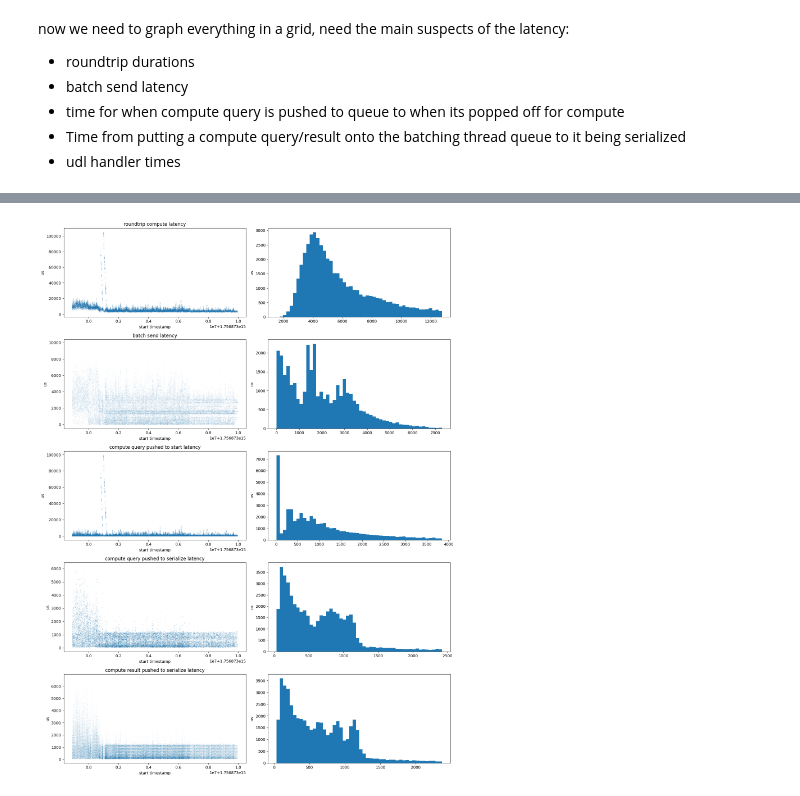
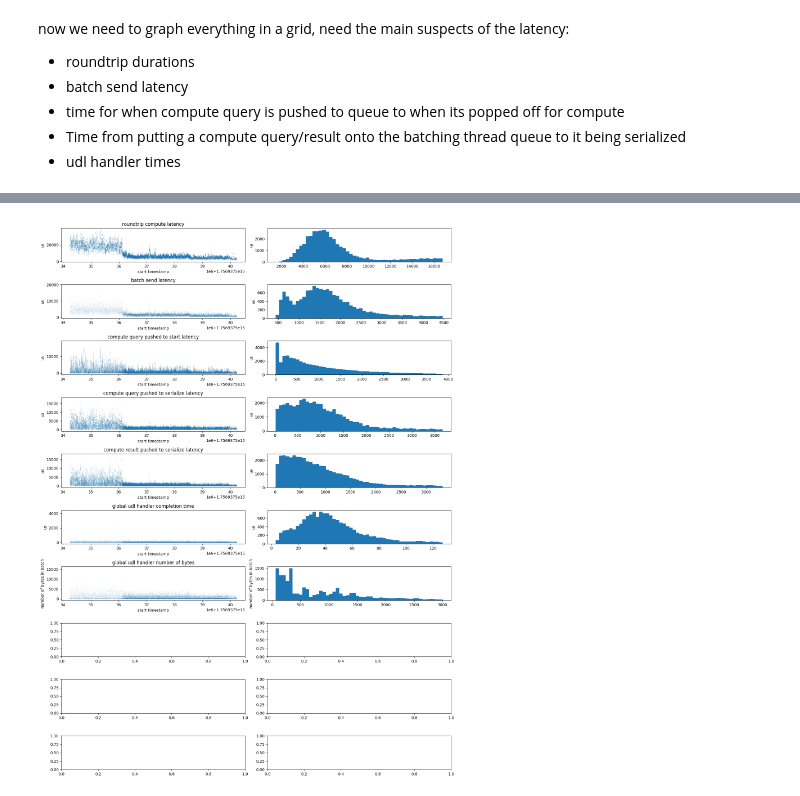
Before and after one commit to namanhboi/rdma_anns, a Jupyter notebook: process_data/data_analysis_notebook.ipynb, the cells around one changed output, grey strips where cells are left out. Cells and saved outputs as stored; diff of their text form; code cells hidden in the pictures.

```diff
--- a/process_data/data_analysis_notebook.ipynb
+++ b/process_data/data_analysis_notebook.ipynb
@@ -165,5 +104,0 @@ max    1.844671e+19   9863.250000  1.756873e+15
-# %%
-fig_num_bytes_batch, axes = plt.subplots(2)
-visualize_extra_dataframe(global_udl_handler_bytes_df, "bytes in batch", axes[0], axes[1])
-fig_num_bytes_batch.tight_layout()
-fig_num_bytes_batch.savefig("num_bytes_in_batch.png")
@@ -195,19 +109,31 @@ now we need to graph everything in a grid, need the main suspects of the latency
 - time for when compute query is pushed to queue to when its popped off for compute
 - Time from putting a compute query/result onto the batching thread queue to it being serialized
 - udl handler times
+# %%
+def graph_data_from_log_files(data_folder, png_output_path):
+    roundtrip_durations, query_send_to_serialize_durations, batch_serialization_time, batch_send_latency,\
+        put_and_forget_time, transfer_messages_time, prep_batch_serialize_time, batch_deserialize_time,\
+        query_pushed_to_start_time, compute_query_time, compute_result_push_time, compute_result_to_serialize_time, \
+        search_read_df, search_step_df, global_udl_handler_time_df, global_udl_handler_bytes_df,\
+        push_message_time_df = get_dataframes_from_log_files(data_folder)
+    summary_fig, axes = plt.subplots(10, 2)
+    summary_fig.set_size_inches(15, 20)
+    axes[0, 0].set_title("roundtrip compute latency")
+    visualize_duration_dataframe(roundtrip_durations, axes[0, 0], axes[0, 1])
+    axes[1, 0].set_title("batch send latency")
+    visualize_duration_dataframe(batch_send_latency, axes[1, 0], axes[1, 1])
+    axes[2, 0].set_title("compute query pushed to start latency")
+    visualize_duration_dataframe(query_pushed_to_start_time, axes[2, 0], axes[2, 1])
+    axes[3, 0].set_title("compute query pushed to serialize latency")
+    visualize_duration_dataframe(query_send_to_serialize_durations, axes[3, 0], axes[3, 1])
+    axes[4, 0].set_title("compute result pushed to serialize latency")
+    visualize_duration_dataframe(compute_result_to_serialize_time, axes[4, 0], axes[4, 1])
+    axes[5, 0].set_title("global udl handler completion time")
+    visualize_duration_dataframe(global_udl_handler_time_df, axes[5, 0], axes[5, 1])
+    axes[6, 0].set_title("global udl handler number of bytes")
+    visualize_extra_dataframe(global_udl_handler_bytes_df, "number of bytes in batch",axes[6, 0], axes[6, 1])
+    summary_fig.tight_layout()
+    summary_fig.savefig(png_output_path, dpi=300)
 # %%
-summary_fig, axes = plt.subplots(5, 2)
-summary_fig.set_size_inches(15, 20)
-axes[0, 0].set_title("roundtrip compute latency")
-visualize_duration_dataframe(roundtrip_durations, axes[0, 0], axes[0, 1])
-axes[1, 0].set_title("batch send latency")
-visualize_duration_dataframe(batch_send_latency, axes[1, 0], axes[1, 1])
-axes[2, 0].set_title("compute query pushed to start latency")
-visualize_duration_dataframe(query_pushed_to_start_time, axes[2, 0], axes[2, 1])
-axes[3, 0].set_title("compute query pushed to serialize latency")
-visualize_duration_dataframe(query_send_to_serialize_durations, axes[3, 0], axes[3, 1])
-axes[4, 0].set_title("compute result pushed to serialize latency")
-visualize_duration_dataframe(compute_result_to_serialize_time, axes[4, 0], axes[4, 1])
-summary_fig.tight_layout()
-summary_fig.savefig("grid.png", dpi=300)
+graph_data_from_log_files(local_baseline_data_folder, "grid_baseline.png")
 # %% [output]
@@ -231 +157 @@ max               3.0   9999.000000  9.999837e+06   6652.250000  1.756873e+15
-[figure, old version]
+[figure, new version]
```
Also changed, not shown: parts of 14 cells of this notebook.
